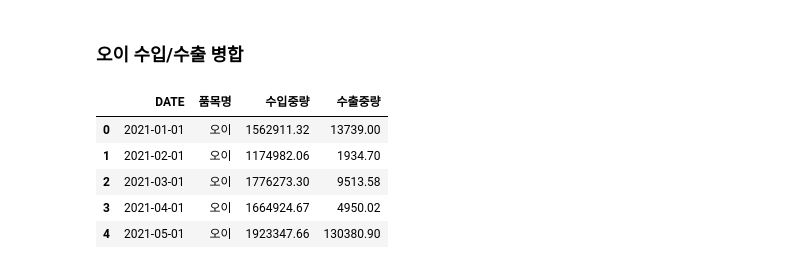
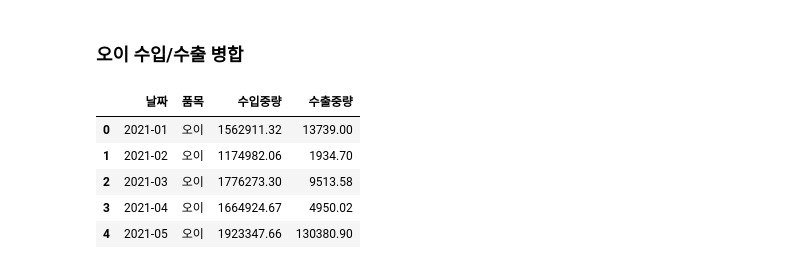
Before and after one commit to Encore-SKN-17/ML_MINI_2TEAM, a Jupyter notebook: sehee/spinach_cucumber_preprocessing.ipynb, the cells around one changed output. Drawn from its saved outputs; the diff is of its cells as text; code cells hidden in the pictures.

```diff
--- a/sehee/spinach_cucumber_preprocessing.ipynb
+++ b/sehee/spinach_cucumber_preprocessing.ipynb
@@ -49,11 +50,11 @@ cucumber_export = pd.read_excel('/Users/woojin/Desktop/SK Networks Family AI Cam
 cucumber_import = cucumber_import.drop(['AGCODE', 'HSCODE', '금액', '국가명', '구분'], axis=1).reset_index(drop=True)
 cucumber_export = cucumber_export.drop(['AGCODE', 'HSCODE', '금액', '국가명', '구분'], axis=1).reset_index(drop=True)
 
-cucumber_import.rename(columns={'중량':'수입중량'}, inplace=True)
-cucumber_export.rename(columns={'중량':'수출중량'}, inplace=True)
+cucumber_import.rename(columns={'DATE':'날짜', '품목명':'품목', '중량':'수입중량'}, inplace=True)
+cucumber_export.rename(columns={'DATE':'날짜', '품목명':'품목', '중량':'수출중량'}, inplace=True)
 
 cucumber_import = cucumber_import.drop(cucumber_import[cucumber_import['수입중량'] == 0].index, axis=0).reset_index(drop=True)
 cucumber_export = cucumber_export.drop(cucumber_export[cucumber_export['수출중량'] == 0].index, axis=0).reset_index(drop=True)
 
-cucumber_import['DATE'] = pd.to_datetime(cucumber_import['DATE'], format='%Y%m')
-cucumber_export['DATE'] = pd.to_datetime(cucumber_export['DATE'], format='%Y%m')
+cucumber_import['날짜'] = pd.to_datetime(cucumber_import['날짜'], format='%Y%m').dt.strftime('%Y-%m')
+cucumber_export['날짜'] = pd.to_datetime(cucumber_export['날짜'], format='%Y%m').dt.strftime('%Y-%m')
@@ -60 +63,11 @@ cucumber_export['DATE'] = pd.to_datetime(cucumber_export['DATE'], format='%Y%m')
+# %%
+cucumber_import_export = cucumber_import_export.groupby(['날짜', '품목']).sum().reset_index()
+cucumber_import_export.head()
+# %% [output]
+|  | 날짜 | 품목 | 수입중량 | 수출중량 |
+| 0 | 2021-01 | 오이 | 1562911.32 | 13739.00 |
+| 1 | 2021-02 | 오이 | 1174982.06 | 1934.70 |
+| 2 | 2021-03 | 오이 | 1776273.30 | 9513.58 |
+| 3 | 2021-04 | 오이 | 1664924.67 | 4950.02 |
+| 4 | 2021-05 | 오이 | 1923347.66 | 130380.90 |
 # %%
@@ -62,11 +74 @@ cucumber_import_export = pd.concat([cucumber_import, cucumber_export], ignore_in
 cucumber_import_export.to_excel('/Users/woojin/Desktop/SK Networks Family AI Camp_17/2DA/data/cucumber_import_export.xlsx', index=False)
-# %%
-cucumber_import_export = cucumber_import_export.groupby(['DATE', '품목명']).sum().reset_index()
-cucumber_import_export.head()
-# %% [output]
-|  | DATE | 품목명 | 수입중량 | 수출중량 |
-| 0 | 2021-01-01 | 오이 | 1562911.32 | 13739.00 |
-| 1 | 2021-02-01 | 오이 | 1174982.06 | 1934.70 |
-| 2 | 2021-03-01 | 오이 | 1776273.30 | 9513.58 |
-| 3 | 2021-04-01 | 오이 | 1664924.67 | 4950.02 |
-| 4 | 2021-05-01 | 오이 | 1923347.66 | 130380.90 |
```
Also changed, not shown: parts of 10 cells of this notebook, 4 other files.
